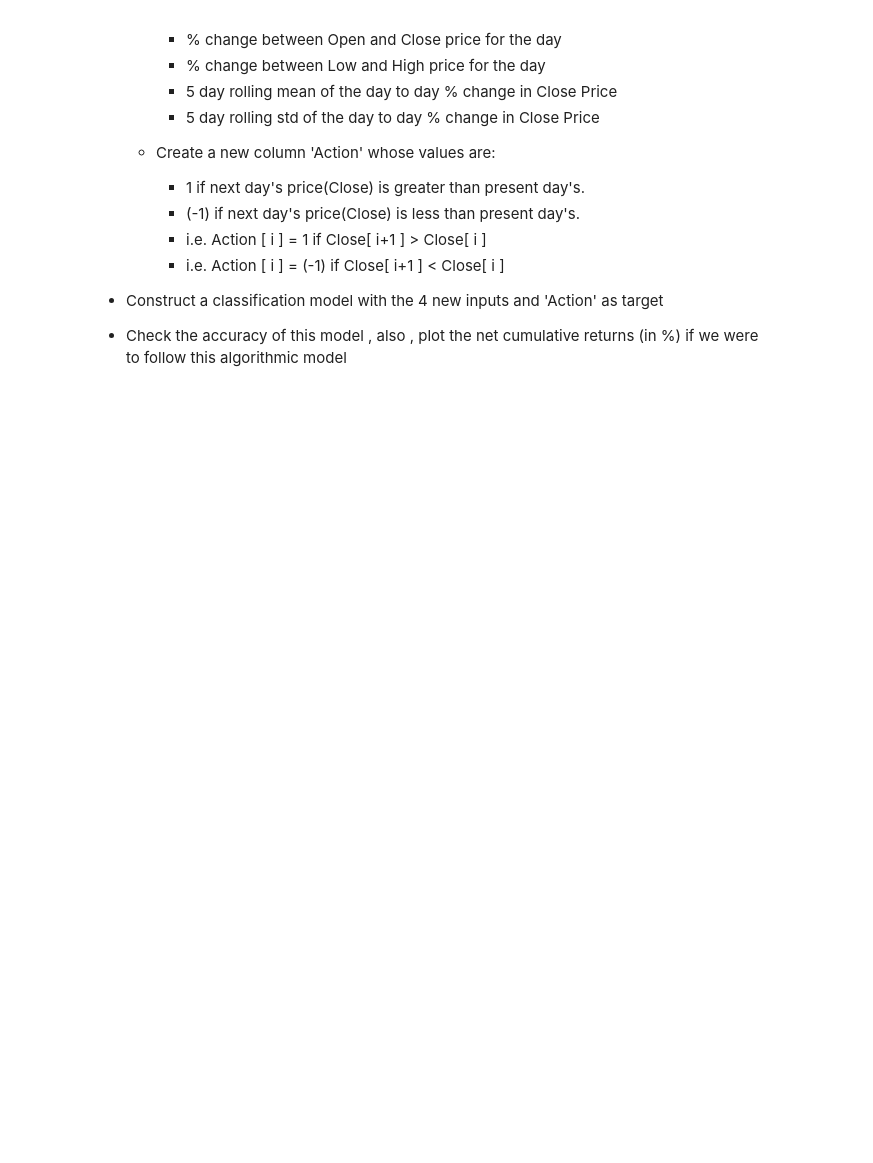
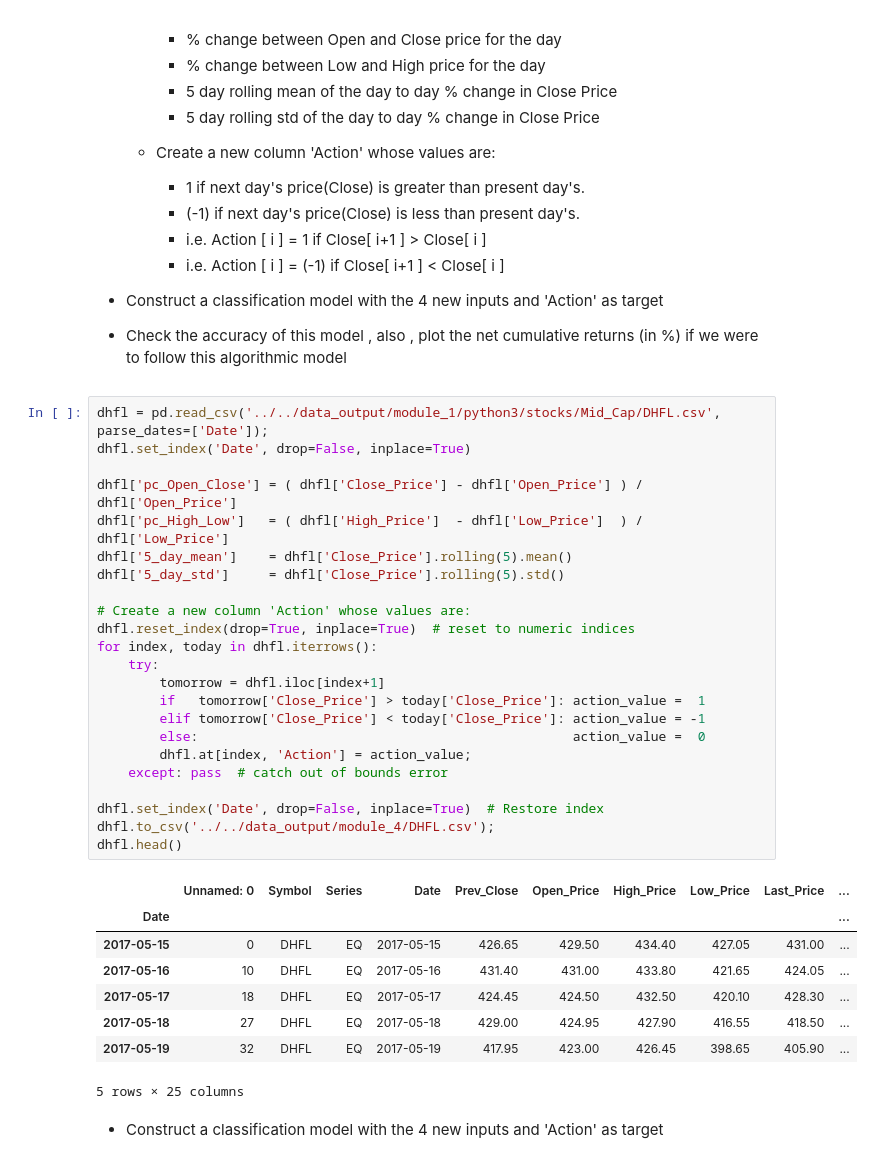
Before and after one commit to JamesMcGuigan/aspiration-ai-internship, a Jupyter notebook: python3/module_4/module_4.ipynb, the cells around one changed output. Saved outputs shown, nothing was run; the diff lists cells and outputs as text; blank space fills up the shorter version.

```diff
--- a/python3/module_4/module_4.ipynb
+++ b/python3/module_4/module_4.ipynb
@@ -158,3 +168,37 @@ Now, we'll again utilize classification to make a trade call, and measure the ef
 - Construct a classification model with the 4 new inputs and 'Action' as target
 
 - Check the accuracy of this model , also , plot the net cumulative returns (in %) if we were to follow this algorithmic model
+# %%
+dhfl = pd.read_csv('../../data_output/module_1/python3/stocks/Mid_Cap/DHFL.csv', parse_dates=['Date']);
+dhfl.set_index('Date', drop=False, inplace=True)
+
+dhfl['pc_Open_Close'] = ( dhfl['Close_Price'] - dhfl['Open_Price'] ) / dhfl['Open_Price']
+dhfl['pc_High_Low']   = ( dhfl['High_Price']  - dhfl['Low_Price']  ) / dhfl['Low_Price']
+dhfl['5_day_mean']    = dhfl['Close_Price'].rolling(5).mean()
+dhfl['5_day_std']     = dhfl['Close_Price'].rolling(5).std()
+
+# Create a new column 'Action' whose values are:
+dhfl.reset_index(drop=True, inplace=True)  # reset to numeric indices
+for index, today in dhfl.iterrows():
+    try:
+        tomorrow = dhfl.iloc[index+1]
+        if   tomorrow['Close_Price'] > today['Close_Price']: action_value =  1
+        elif tomorrow['Close_Price'] < today['Close_Price']: action_value = -1
+        else:                                                action_value =  0
+        dhfl.at[index, 'Action'] = action_value;
+    except: pass  # catch out of bounds error
+
+dhfl.set_index('Date', drop=False, inplace=True)  # Restore index
+dhfl.to_csv('../../data_output/module_4/DHFL.csv');
+dhfl.head()
+# %% [output]
+|  | Unnamed: 0 | Symbol | Series | Date | Prev_Close | Open_Price | High_Price | Low_Price | Last_Price | ... |
+| Date |  |  |  |  |  |  |  |  |  | ... |
+| 2017-05-15 | 0 | DHFL | EQ | 2017-05-15 | 426.65 | 429.50 | 434.40 | 427.05 | 431.00 | ... |
+| 2017-05-16 | 10 | DHFL | EQ | 2017-05-16 | 431.40 | 431.00 | 433.80 | 421.65 | 424.05 | ... |
+| 2017-05-17 | 18 | DHFL | EQ | 2017-05-17 | 424.45 | 424.50 | 432.50 | 420.10 | 428.30 | ... |
+| 2017-05-18 | 27 | DHFL | EQ | 2017-05-18 | 429.00 | 424.95 | 427.90 | 416.55 | 418.50 | ... |
+| 2017-05-19 | 32 | DHFL | EQ | 2017-05-19 | 417.95 | 423.00 | 426.45 | 398.65 | 405.90 | ... |
+5 rows × 25 columns
+# %% [markdown]
+- Construct a classification model with the 4 new inputs and 'Action' as target
```
Also changed, not shown: parts of 9 cells of this notebook, 2 other files.
